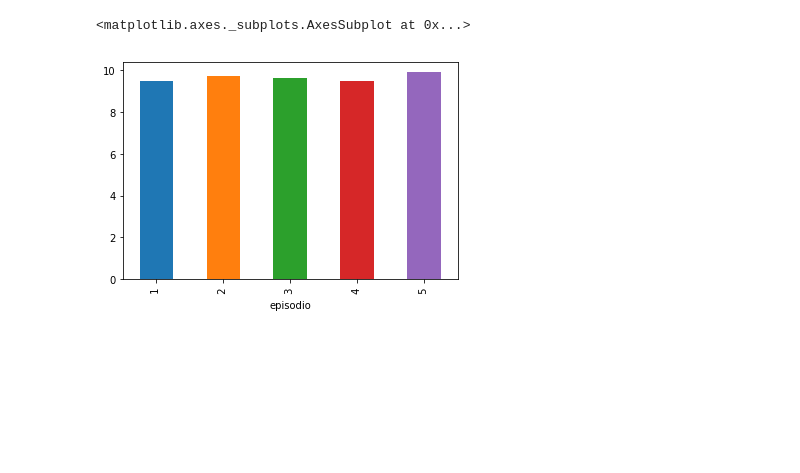
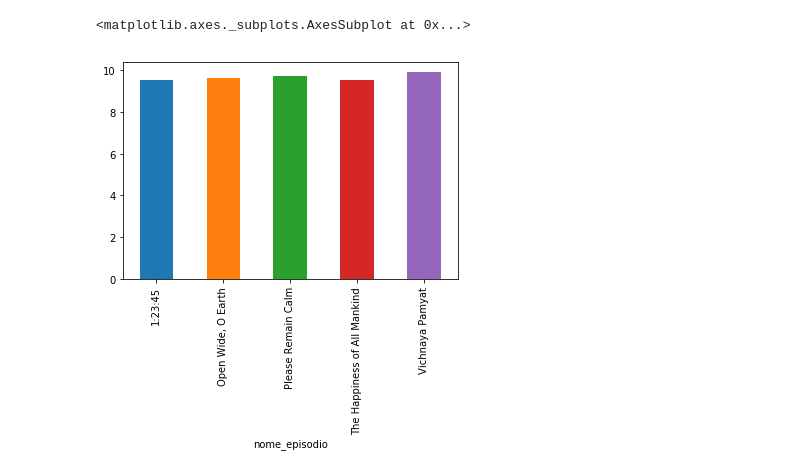
Before and after one commit to caique-alencar/imdb-scrape, a Jupyter notebook: notas_imdb_chernobyl.ipynb, the cells around one changed output. Cells and saved outputs as stored; diff of their text form; code cells hidden in the pictures; blank space fills up the shorter version.

```diff
--- a/notas_imdb_chernobyl.ipynb
+++ b/notas_imdb_chernobyl.ipynb
@@ -28,13 +28,17 @@ for link in links_episodios: # Pega cada link da lista de links para fazer a req
     temporada = temporada.replace("Season ", "") # Limpa para deixar só o número
     episodio = episodio.replace("Episode", "") # Limpa para deixar só o número
 
+    # Conjunto que acha o nome do episódio
+    acha_nome_episodio = sopa.find("div", {"class": "title_wrapper"}) # Div com o nome do episódio
+    nome_episodio = acha_nome_episodio.find("h1", {"class": ""}).text.strip() # Limpa só o nome do episódio
+
     # Conjunto que acha a avaliação do episódio
     avaliacao = sopa.find("div", {"class": "imdbRating"})
     nota = avaliacao.find("span", {"itemprop": "ratingValue"}).text.strip()
     votos = avaliacao.find("span", {"itemprop": "ratingCount"}).text.strip()
     votos = votos.replace(",", "") # Limpa para poder converter para inteiro
 
-    dicionario = {"serie": nome_serie, "temporada": temporada, "episodio": episodio, "nota": float(nota), "votos": int(votos)} # Monta o dicionário
+    dicionario = {"serie": nome_serie, "temporada": temporada, "episodio": episodio, "nome_episodio": nome_episodio, "nota": float(nota), "votos": int(votos)} # Monta o dicionário
     planilha.append(dicionario) # Adiciona planilha ao dicionário
 
 print(planilha)
@@ -64,6 +69,6 @@ df.plot.bar()
 # %%
-agrupamento = df.groupby("episodio")["nota"].mean()
-agrupamento.plot.bar()
+agrupamento2 = df.groupby("nome_episodio")["nota"].mean()
+agrupamento2.plot.bar()
 # %% [output]
 <matplotlib.axes._subplots.AxesSubplot at 0x...>
-[figure, old version]
+[figure, new version]
```
Also changed, not shown: parts of 3 cells of this notebook, 4 other files.
